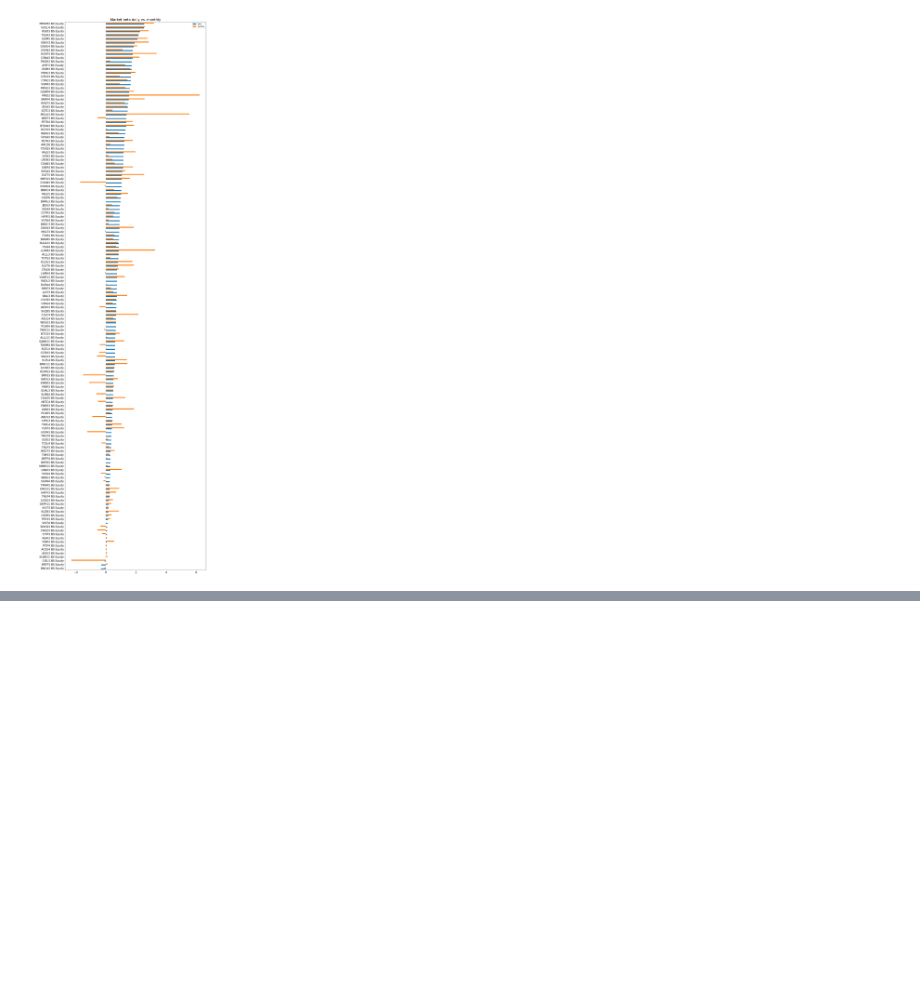
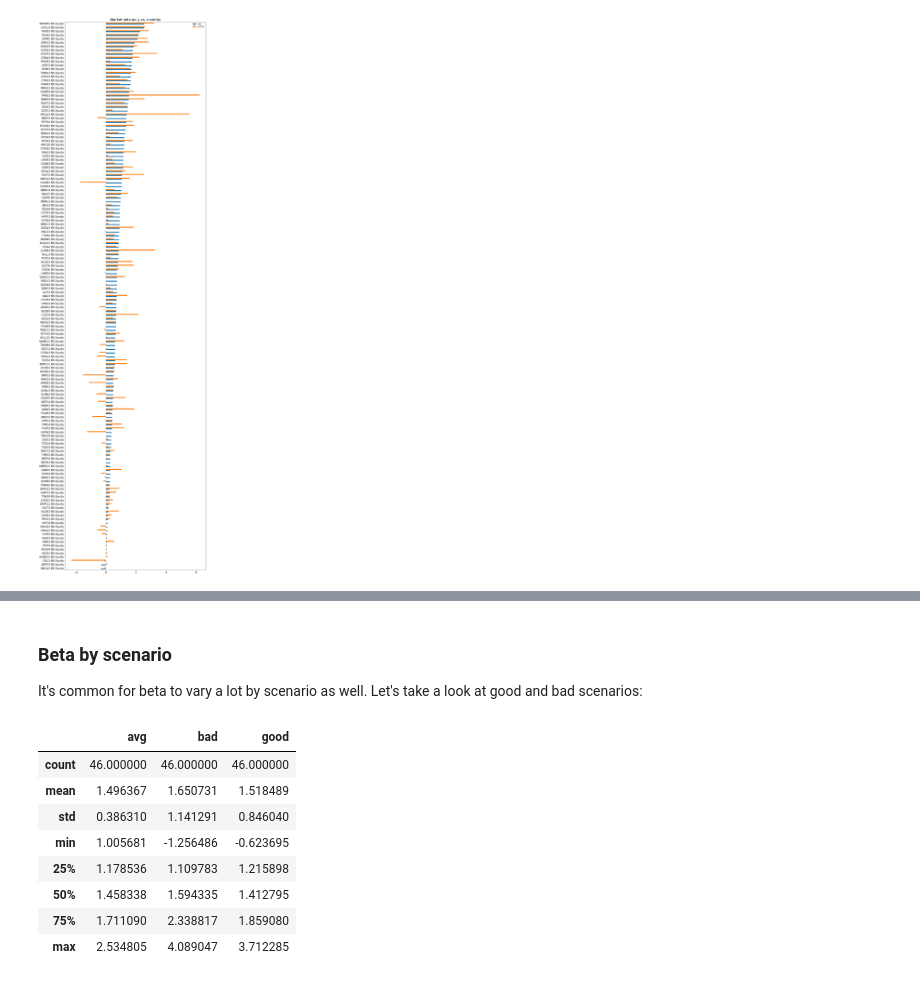
Before and after one commit to Finance-Hub/FinanceHubMaterials, a Jupyter notebook: Quantitative Finance Lectures/lecture03/estimating_betas.ipynb, the cells around one changed output, grey strips where cells are left out. Saved outputs shown, nothing was run; the diff lists cells and outputs as text; code cells hidden in the pictures; blank space fills up the shorter version.

```diff
--- a/Quantitative Finance Lectures/lecture03/estimating_betas.ipynb
+++ b/Quantitative Finance Lectures/lecture03/estimating_betas.ipynb
@@ -127,0 +158,4 @@ plt.show()
+# %% [markdown]
+### Beta by scenario
+
+It's common for beta to vary a lot by scenario as well. Let's take a look at good and bad scenarios:
@@ -127,0 +177,12 @@ plt.show()
+# %%
+betas_by_scenario[betas_by_scenario['avg']>1].describe()
+# %% [output]
+|  | avg | bad | good |
+| count | 46.000000 | 46.000000 | 46.000000 |
+| mean | 1.496367 | 1.650731 | 1.518489 |
+| std | 0.386310 | 1.141291 | 0.846040 |
+| min | 1.005681 | -1.256486 | -0.623695 |
+| 25% | 1.178536 | 1.109783 | 1.215898 |
+| 50% | 1.458338 | 1.594335 | 1.412795 |
+| 75% | 1.711090 | 2.338817 | 1.859080 |
+| max | 2.534805 | 4.089047 | 3.712285 |
```
Also changed, not shown: parts of 8 cells of this notebook.
